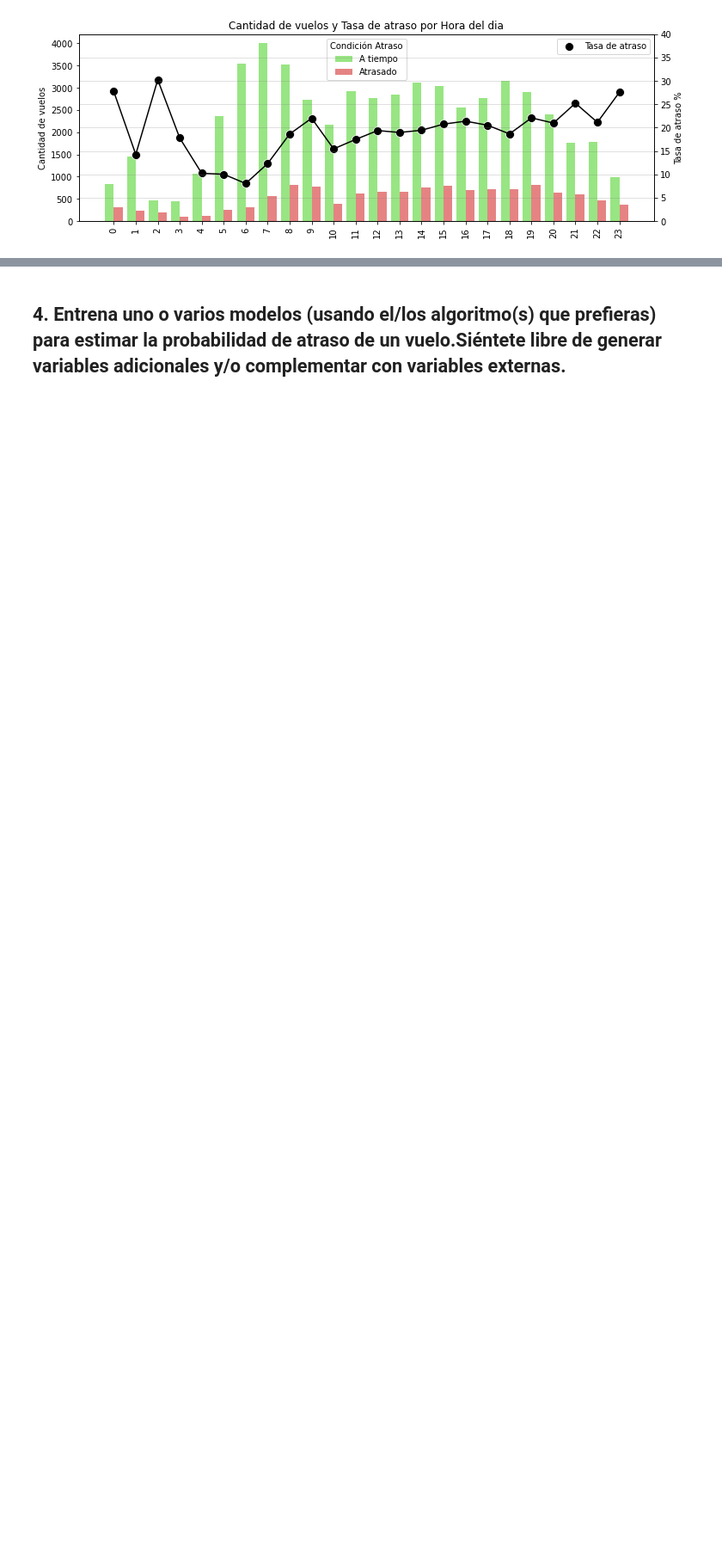
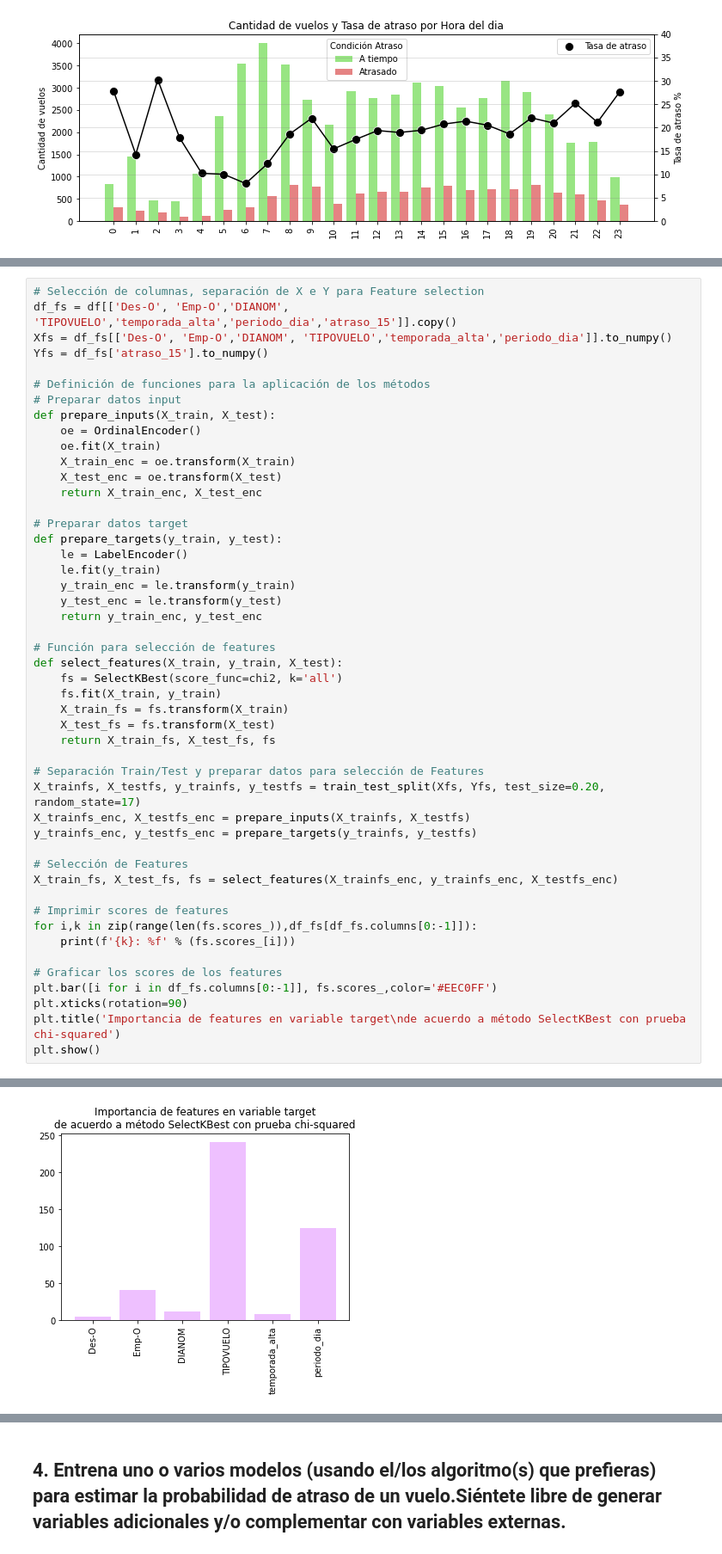
Before and after one commit to jesusfberrios/ds_challenge_latam, a Jupyter notebook: solution.ipynb, the cells around one changed output, grey strips where cells are left out. Shown at 86% size. Drawn from its saved outputs; the diff is of its cells as text; blank space fills up the shorter version.

```diff
--- a/solution.ipynb
+++ b/solution.ipynb
@@ -660,0 +692,49 @@ Las variables que esperaría tengan más influencia en predecir atrasos son aque
+# %%
+# Selección de columnas, separación de X e Y para Feature selection
+df_fs = df[['Des-O', 'Emp-O','DIANOM', 'TIPOVUELO','temporada_alta','periodo_dia','atraso_15']].copy()
+Xfs = df_fs[['Des-O', 'Emp-O','DIANOM', 'TIPOVUELO','temporada_alta','periodo_dia']].to_numpy()
+Yfs = df_fs['atraso_15'].to_numpy()
+
+# Definición de funciones para la aplicación de los métodos
+# Preparar datos input
+def prepare_inputs(X_train, X_test):
+	oe = OrdinalEncoder()
+	oe.fit(X_train)
+	X_train_enc = oe.transform(X_train)
+	X_test_enc = oe.transform(X_test)
+	return X_train_enc, X_test_enc
+
+# Preparar datos target
+def prepare_targets(y_train, y_test):
+	le = LabelEncoder()
+	le.fit(y_train)
+	y_train_enc = le.transform(y_train)
+	y_test_enc = le.transform(y_test)
+	return y_train_enc, y_test_enc
+
+# Función para selección de features
+def select_features(X_train, y_train, X_test):
+	fs = SelectKBest(score_func=chi2, k='all')
+	fs.fit(X_train, y_train)
+	X_train_fs = fs.transform(X_train)
+	X_test_fs = fs.transform(X_test)
+	return X_train_fs, X_test_fs, fs
+
+# Separación Train/Test y preparar datos para selección de Features
+X_trainfs, X_testfs, y_trainfs, y_testfs = train_test_split(Xfs, Yfs, test_size=0.20, random_state=17)
+X_trainfs_enc, X_testfs_enc = prepare_inputs(X_trainfs, X_testfs)
+y_trainfs_enc, y_testfs_enc = prepare_targets(y_trainfs, y_testfs)
+
+# Selección de Features
+X_train_fs, X_test_fs, fs = select_features(X_trainfs_enc, y_trainfs_enc, X_testfs_enc)
+
+# Imprimir scores de features
+for i,k in zip(range(len(fs.scores_)),df_fs[df_fs.columns[0:-1]]):
+	print(f'{k}: %f' % (fs.scores_[i]))
+
+# Graficar los scores de los features
+plt.bar([i for i in df_fs.columns[0:-1]], fs.scores_,color='#EEC0FF')
+plt.xticks(rotation=90)
+plt.title('Importancia de features en variable target\nde acuerdo a método SelectKBest con prueba chi-squared')
+plt.show()
+# %% [output]
@@ -660,0 +747 @@ Las variables que esperaría tengan más influencia en predecir atrasos son aque
+[figure, added]
```
Also changed, not shown: parts of 19 cells of this notebook.
